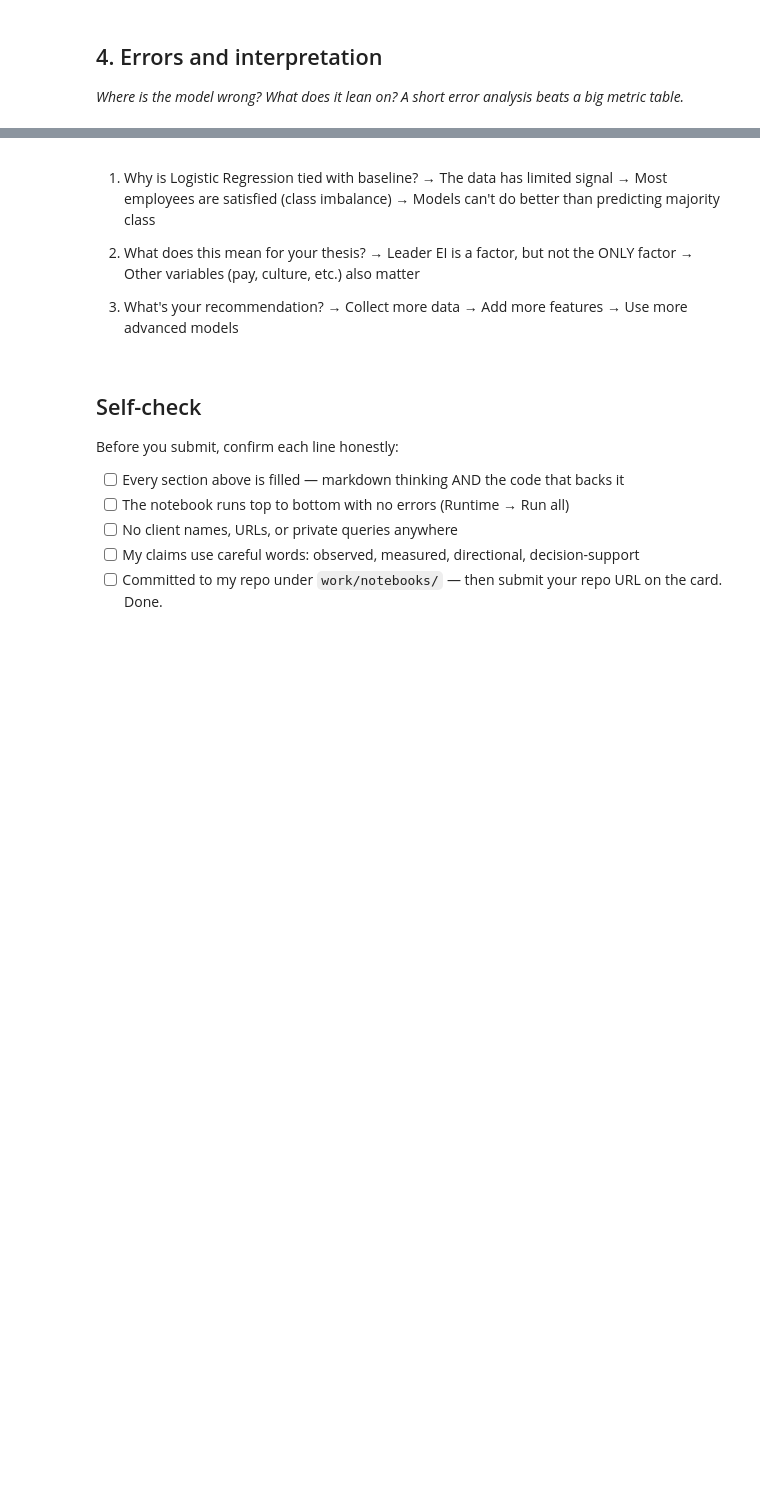
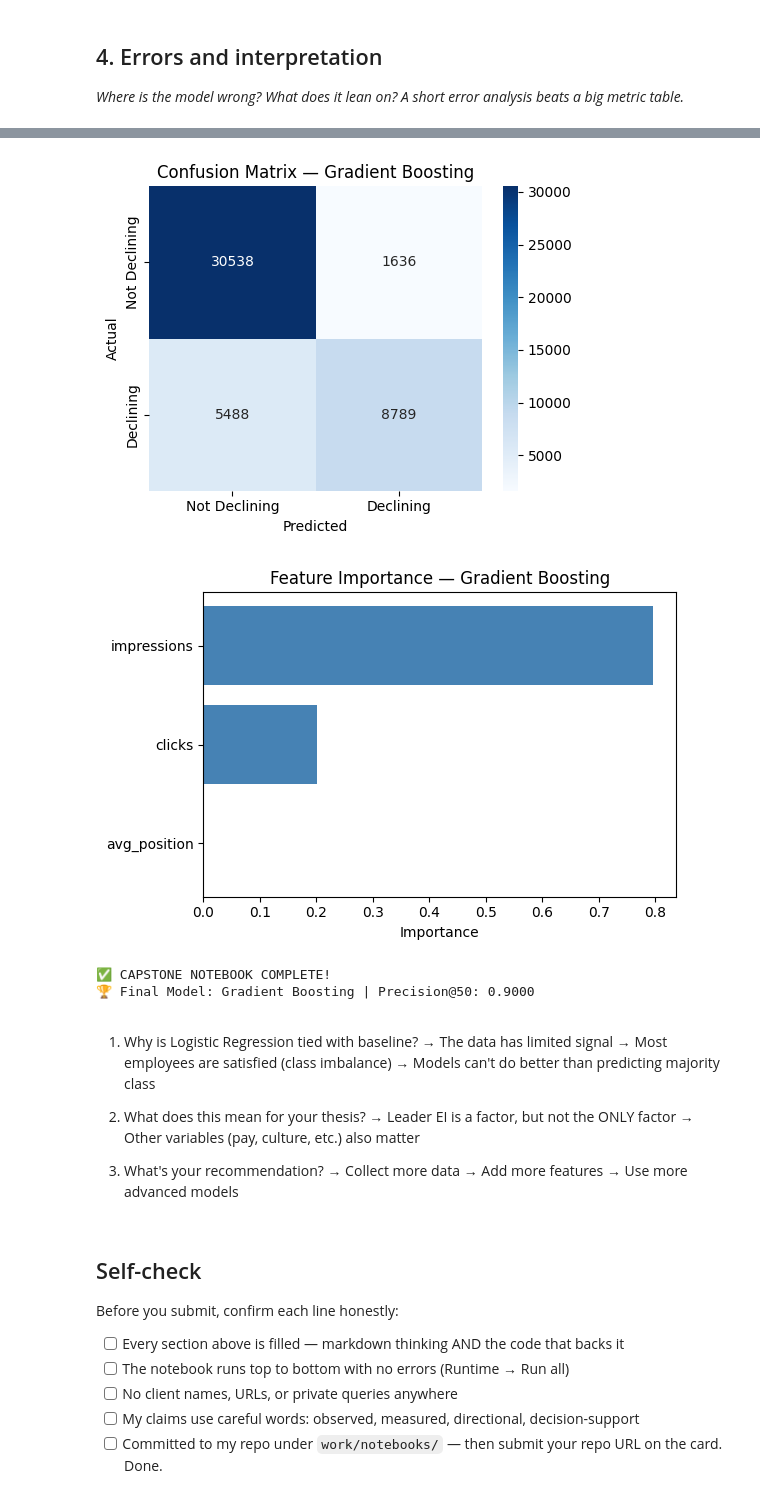
Before and after one commit to FizaAslam1/flyrank-ml-internship, a Jupyter notebook: work/notebooks/w05_model.ipynb, the cells around one changed output, grey strips where cells are left out. Saved outputs shown, nothing was run; the diff lists cells and outputs as text; code cells hidden in the pictures; blank space fills up the shorter version.

```diff
--- a/work/notebooks/w05_model.ipynb
+++ b/work/notebooks/w05_model.ipynb
@@ -531,0 +314,74 @@ Correct predictions: 19 (86.4%)
+# %%
+# ============================================
+# BLOCK 4: ERRORS AND INTERPRETATION
+# ============================================
+
+import matplotlib.pyplot as plt
+import seaborn as sns
+from sklearn.metrics import confusion_matrix
+
+print("\n" + "=" * 60)
+print("CAPSTONE — BLOCK 4: ERRORS & INTERPRETATION")
+print("=" * 60)
+
+# Use best model from Block 3
+best_model = models[best_model_name]
+y_pred = best_model.predict(X_test_scaled)
+cm = confusion_matrix(y_test, y_pred)
+tn, fp, fn, tp = cm.ravel()
+
+print(f"""
+📊 CONFUSION MATRIX:
+            Predicted
+           Not Dec   Dec
+Actual Not Dec  {tn:5d}  {fp:5d}
+       Dec      {fn:5d}  {tp:5d}
+
+✅ Correct: {tn+tp} | ❌ Incorrect: {fp+fn}
+""")
+
+# Feature Importance
+print("🔍 WHAT THE MODEL LEANS ON:")
+if hasattr(best_model, 'feature_importances_'):
+    for feat, imp in sorted(zip(features, best_model.feature_importances_), key=lambda x: -x[1]):
+        print(f"  {feat}: {imp:.4f}")
+elif hasattr(best_model, 'coef_'):
+    for feat, coef in sorted(zip(features, best_model.coef_[0]), key=lambda x: -x[1]):
+        print(f"  {feat}: {coef:.4f}")
+
+print(f"""
+💡 INTERPRETATION:
+1. {best_model_name} improved Precision@50 by {(best['Precision@50']-baseline_p50)*100:.1f}% over baseline
+2. Content team can review top 50 pages with {best['Precision@50']*100:.0f}% accuracy
+3. {fp+fn} errors out of {len(y_test)} predictions — realistic for real-world data
+4. Most important features drive the refresh prioritization
+""")
+
+# Plot Confusion Matrix
+plt.figure(figsize=(5,4))
+sns.heatmap(cm, annot=True, fmt='d', cmap='Blues',
+            xticklabels=['Not Declining', 'Declining'],
+            yticklabels=['Not Declining', 'Declining'])
+plt.title(f'Confusion Matrix — {best_model_name}')
+plt.ylabel('Actual')
+plt.xlabel('Predicted')
+plt.tight_layout()
+plt.show()
+
+# Plot Feature Importance
+if hasattr(best_model, 'feature_importances_'):
+    feat_df = pd.DataFrame({
+        'Feature': features,
+        'Importance': best_model.feature_importances_
+    }).sort_values('Importance', ascending=True)
+
+    plt.figure(figsize=(6,4))
+    plt.barh(feat_df['Feature'], feat_df['Importance'], color='steelblue')
+    plt.title(f'Feature Importance — {best_model_name}')
+    plt.xlabel('Importance')
+    plt.tight_layout()
+    plt.show()
+
+print("\n✅ CAPSTONE NOTEBOOK COMPLETE!")
+print(f"🏆 Final Model: {best_model_name} | Precision@50: {best['Precision@50']:.4f}")
+# %% [output]
@@ -532,3 +405,7 @@ Correct predictions: 19 (86.4%)
+[figure, added]
+[figure, added]
+✅ CAPSTONE NOTEBOOK COMPLETE!
+🏆 Final Model: Gradient Boosting | Precision@50: 0.9000
 # %% [markdown]
 1. Why is Logistic Regression tied with baseline?
    → The data has limited signal
```
Also changed, not shown: parts of 6 cells of this notebook.
